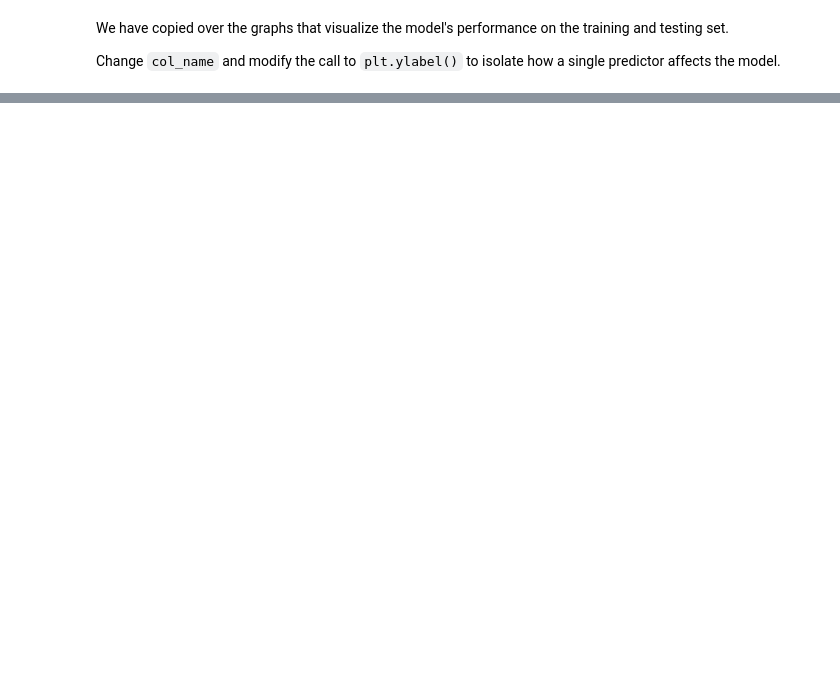
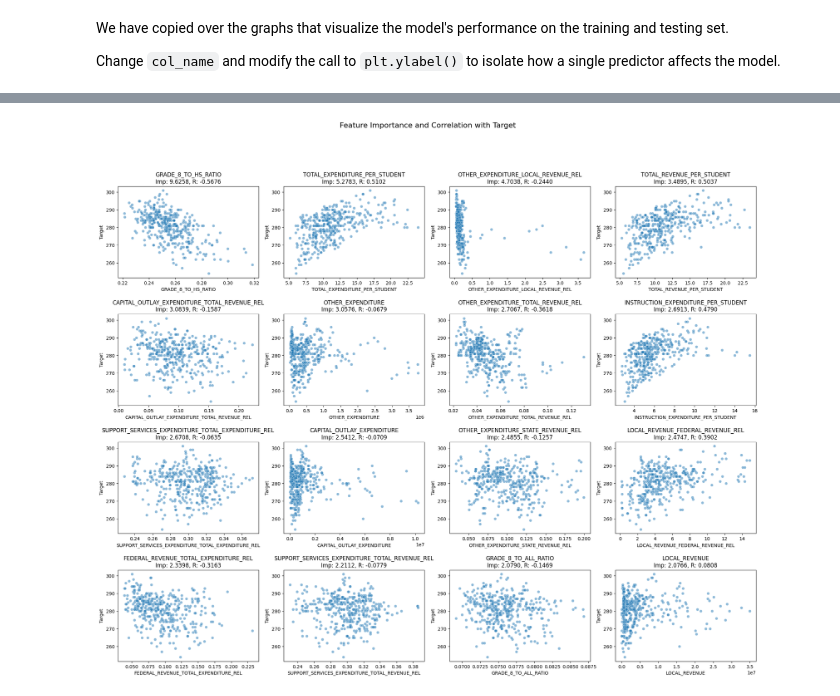
Before and after one commit to lunathanael/MDST-Onboarding, a Jupyter notebook: tutorial1/checkpoint1.ipynb, the cells around one changed output, grey strips where cells are left out. Saved outputs shown, nothing was run; the diff lists cells and outputs as text; code cells hidden in the pictures; blank space fills up the shorter version.

```diff
--- a/tutorial1/checkpoint1.ipynb
+++ b/tutorial1/checkpoint1.ipynb
@@ -557,0 +743,59 @@ Text(0.5, 1.0, 'Model Behavior On Training Set')
+# %%
+def feature_importance_mosaic(X, y, feature_importance, feature_names, n_top_features=16):
+    # Sort features by importance
+    sorted_idx = np.argsort(feature_importance)
+    sorted_features = [feature_names[i] for i in sorted_idx[::-1]]
+    sorted_importance = feature_importance[sorted_idx[::-1]]
+
+    # Select top N features
+    top_features = sorted_features[:n_top_features]
+    top_importance = sorted_importance[:n_top_features]
+
+    # Calculate grid dimensions
+    n_plots = len(top_features)
+    n_cols = ceil(sqrt(n_plots))
+    n_rows = ceil(n_plots / n_cols)
+
+    # Create figure and axes
+    fig, axes = plt.subplots(n_rows, n_cols, figsize=(5*n_cols, 4*n_rows))
+    fig.suptitle("Feature Importance and Correlation with Target", fontsize=16, y=1.02)
+
+    # Flatten axes array for easier indexing
+    axes = axes.flatten()
+
+    # Create scatter plots
+    for i, (feature, importance) in enumerate(zip(top_features, top_importance)):
+        ax = axes[i]
+
+        # Remove NaN values for correlation calculation
+        valid_mask = ~(np.isnan(X[feature]) | np.isnan(y))
+        x_valid = X[feature][valid_mask]
+        y_valid = y[valid_mask]
+
+        # Calculate correlation
+        if len(x_valid) > 1:
+            r = np.corrcoef(x_valid, y_valid)[0, 1]
+        else:
+            r = np.nan
+
+        sns.scatterplot(x=X[feature], y=y, ax=ax, alpha=0.5)
+        ax.set_title(f"{feature}\nImp: {importance:.4f}, R: {r:.4f}")
+        ax.set_xlabel(feature)
+        ax.set_ylabel("Target")
+
+        # Adjust plot size based on importance
+        box = ax.get_position()
+        size_factor = 0.5 + (importance / max(top_importance)) * 0.5
+        ax.set_position([box.x0, box.y0 + 0.05, box.width * size_factor, box.height * size_factor])
+
+    # Remove any unused subplots
+    for j in range(i+1, len(axes)):
+        fig.delaxes(axes[j])
+
+    plt.tight_layout()
+    plt.subplots_adjust(top=0.9, hspace=0.4)  # Increase vertical gap
+    plt.show()
+
+feature_importance_mosaic(df_features, df_target, feature_importance, current_features)
+# %% [output]
+[figure, added]
```
Also changed, not shown: parts of 15 cells of this notebook, 5 other files.
